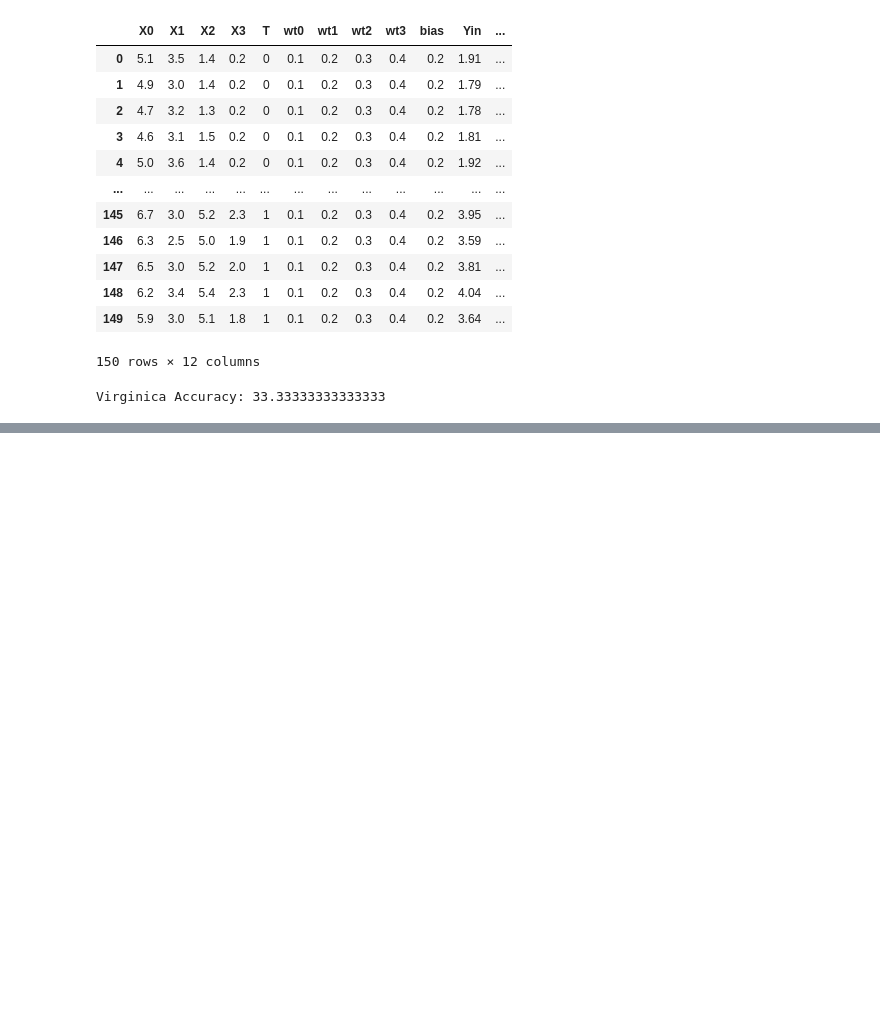
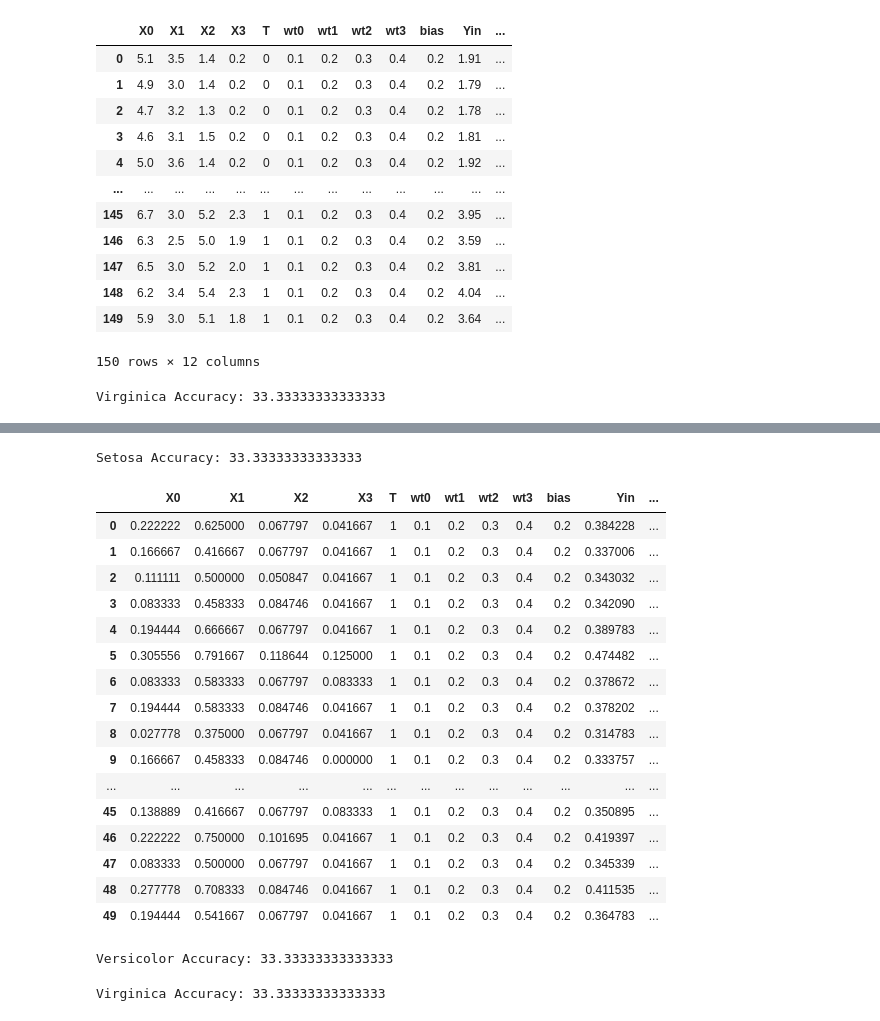
Before and after one commit to aayushi0402/NeuralNetworks_DeepLearning, a Jupyter notebook: ThePerceptron.ipynb, the cells around one changed output, grey strips where cells are left out. Cells and saved outputs as stored; diff of their text form; code cells hidden in the pictures; blank space fills up the shorter version.

```diff
--- a/ThePerceptron.ipynb
+++ b/ThePerceptron.ipynb
@@ -499,0 +562,4 @@ Virginica Accuracy: 33.33333333333333
+# %%
+features = ["sepal_length", "sepal_width", "petal_length", "petal_width"]
+scaler = MinMaxScaler()
+iris[features] = scaler.fit_transform(iris[features])
@@ -499,0 +575,34 @@ Virginica Accuracy: 33.33333333333333
+# %%
+inputs = data_array(iris)
+species_target_setosa = iris["species_target_setosa"].to_numpy()
+species_target_versicolor = iris["species_target_versicolor"].to_numpy()
+species_target_virginica = iris["species_target_virginica"].to_numpy()
+w=np.array([0.1,0.2,0.3,0.4])
+u=np.array([0.1,0.2,0.3,0.4])
+v=np.array([0.1,0.2,0.3,0.4])
+# %%
+training_df_setosa = Perceptron(inputs=inputs,wt=w,tgt=species_target_setosa,epoch=1,learning_rate=1,bias=0.2)
+# %%
+print("Setosa Accuracy:",len(training_df_setosa[training_df_setosa['T'] == training_df_setosa['Yout']])/len(training_df_setosa)*100)
+# %% [output]
+Setosa Accuracy: 33.33333333333333
+# %%
+training_df_setosa[training_df_setosa['T'] == 1]
+# %% [output]
+|  | X0 | X1 | X2 | X3 | T | wt0 | wt1 | wt2 | wt3 | bias | Yin | ... |
+| 0 | 0.222222 | 0.625000 | 0.067797 | 0.041667 | 1 | 0.1 | 0.2 | 0.3 | 0.4 | 0.2 | 0.384228 | ... |
+| 1 | 0.166667 | 0.416667 | 0.067797 | 0.041667 | 1 | 0.1 | 0.2 | 0.3 | 0.4 | 0.2 | 0.337006 | ... |
+| 2 | 0.111111 | 0.500000 | 0.050847 | 0.041667 | 1 | 0.1 | 0.2 | 0.3 | 0.4 | 0.2 | 0.343032 | ... |
+| 3 | 0.083333 | 0.458333 | 0.084746 | 0.041667 | 1 | 0.1 | 0.2 | 0.3 | 0.4 | 0.2 | 0.342090 | ... |
+| 4 | 0.194444 | 0.666667 | 0.067797 | 0.041667 | 1 | 0.1 | 0.2 | 0.3 | 0.4 | 0.2 | 0.389783 | ... |
+| 5 | 0.305556 | 0.791667 | 0.118644 | 0.125000 | 1 | 0.1 | 0.2 | 0.3 | 0.4 | 0.2 | 0.474482 | ... |
+| 6 | 0.083333 | 0.583333 | 0.067797 | 0.083333 | 1 | 0.1 | 0.2 | 0.3 | 0.4 | 0.2 | 0.378672 | ... |
+| 7 | 0.194444 | 0.583333 | 0.084746 | 0.041667 | 1 | 0.1 | 0.2 | 0.3 | 0.4 | 0.2 | 0.378202 | ... |
+| 8 | 0.027778 | 0.375000 | 0.067797 | 0.041667 | 1 | 0.1 | 0.2 | 0.3 | 0.4 | 0.2 | 0.314783 | ... |
+| 9 | 0.166667 | 0.458333 | 0.084746 | 0.000000 | 1 | 0.1 | 0.2 | 0.3 | 0.4 | 0.2 | 0.333757 | ... |
+| ... | ... | ... | ... | ... | ... | ... | ... | ... | ... | ... | ... | ... |
+| 45 | 0.138889 | 0.416667 | 0.067797 | 0.083333 | 1 | 0.1 | 0.2 | 0.3 | 0.4 | 0.2 | 0.350895 | ... |
+| 46 | 0.222222 | 0.750000 | 0.101695 | 0.041667 | 1 | 0.1 | 0.2 | 0.3 | 0.4 | 0.2 | 0.419397 | ... |
+| 47 | 0.083333 | 0.500000 | 0.067797 | 0.041667 | 1 | 0.1 | 0.2 | 0.3 | 0.4 | 0.2 | 0.345339 | ... |
+| 48 | 0.277778 | 0.708333 | 0.084746 | 0.041667 | 1 | 0.1 | 0.2 | 0.3 | 0.4 | 0.2 | 0.411535 | ... |
+| 49 | 0.194444 | 0.541667 | 0.067797 | 0.041667 | 1 | 0.1 | 0.2 | 0.3 | 0.4 | 0.2 | 0.364783 | ... |
@@ -499,0 +611,4 @@ Virginica Accuracy: 33.33333333333333
+# %%
+print("Versicolor Accuracy:",len(training_df_versicolor[training_df_versicolor['T'] == training_df_versicolor['Yout']])/len(training_df_versicolor)*100)
+# %% [output]
+Versicolor Accuracy: 33.33333333333333
@@ -499,0 +617,4 @@ Virginica Accuracy: 33.33333333333333
+# %%
+print("Virginica Accuracy:",len(training_df_virginica[training_df_virginica['T'] == training_df_virginica['Yout']])/len(training_df_virginica)*100)
+# %% [output]
+Virginica Accuracy: 33.33333333333333
```
Also changed, not shown: parts of 34 cells of this notebook.
